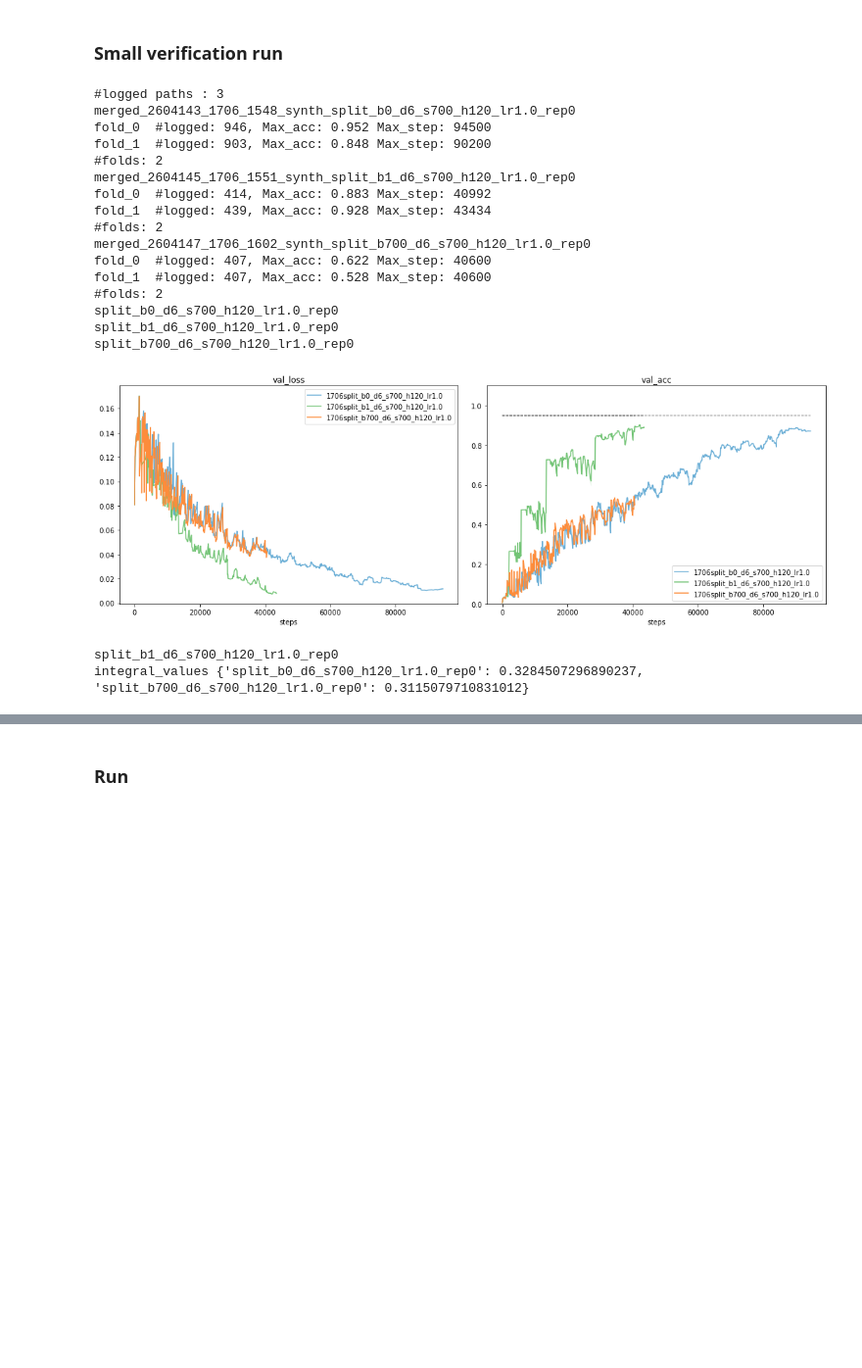
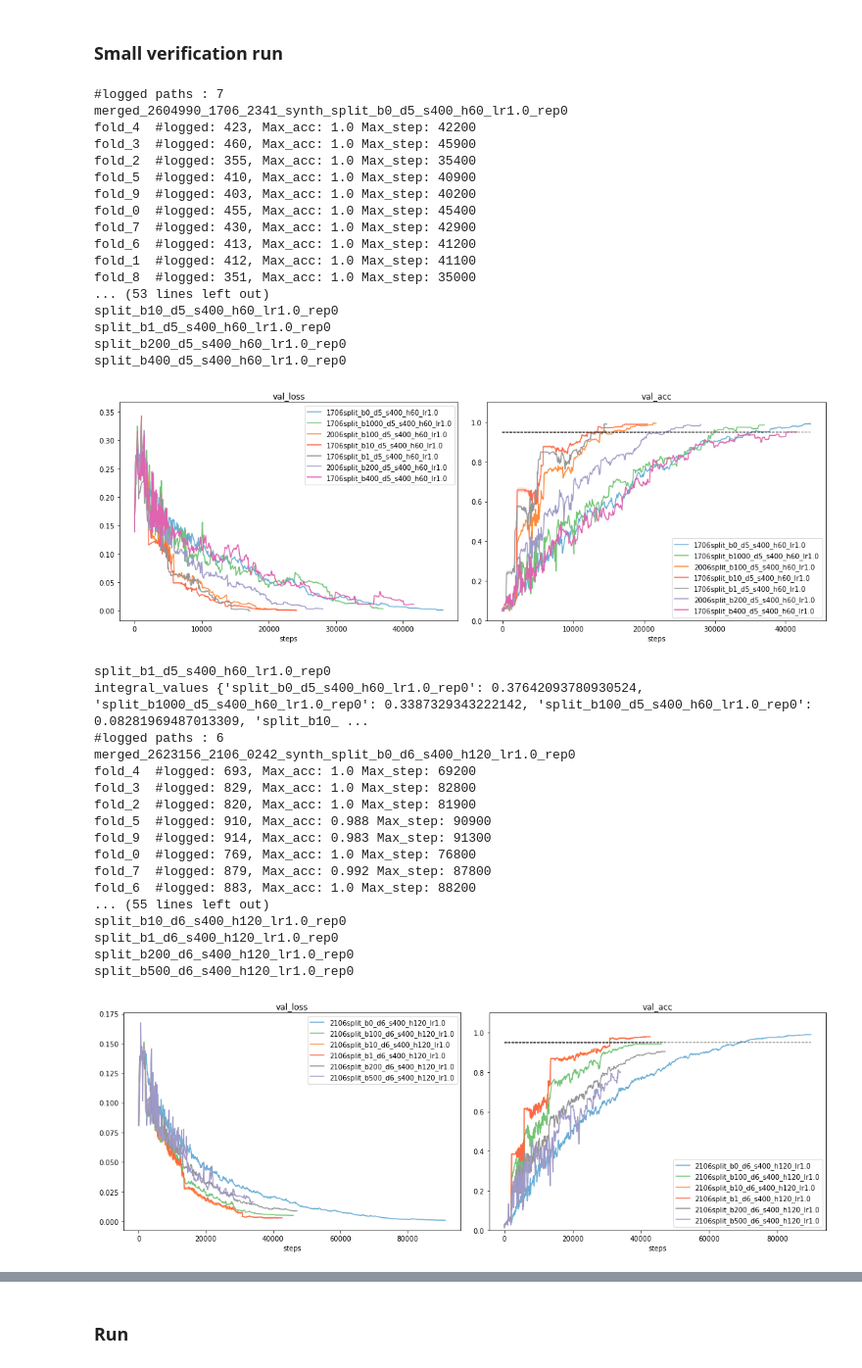
Before and after one commit to jeromel05/Ultrametric-benchmark-v2, a Jupyter notebook: notebooks/postprocessing_metrics.ipynb, the cells around one changed output, grey strips where cells are left out. Shown at 98% size. Cells and saved outputs as stored; diff of their text form; code cells hidden in the pictures; blank space fills up the shorter version.

```diff
--- a/notebooks/postprocessing_metrics.ipynb
+++ b/notebooks/postprocessing_metrics.ipynb
@@ -363,32 +363,49 @@ metrics_to_plot = ['val_loss', 'val_acc', 'val_step']
 # %%
 integral_values_dict_um, integral_values_dict_split = dict(), dict()
 patts_to_search = ['synth_um_b[0-9]*_d5_+h60_lr2', 'synth_um_b[0-9]*_d6_+h120_lr2', 'synth_um_b[0-9]*_d7_+h250_lr2', 'synth_um_b[0-9]*_d8_+h500_lr5'] # 'synth_um_b[01]*_d9_h1000_lr5']
-patts_to_search = ['synth_split_b[0-9]*_d5_*(s[0-9]*)*_h[0-9]+_lr', 'synth_split_b[0-9]*_d6_*(s[0-9]*)*_h[0-9]+_lr']
-patts_to_search = ['synth_split_b[0-9]*_d6_*(s[0-9]*)*_h[0-9]+_lr']
+patts_to_search = ['synth_split_b[0-9]*_d5_*(s[0-9]*)*_h[0-9]+_lr', 'synth_split_b[0-9]*_d6_s400_h[0-9]+_lr', 'synth_split_b[0-9]*_d6_s700_h[0-9]+_lr']
+#patts_to_search = ['synth_split_b[0-9]*_d6_*(s[0-9]*)*_h[0-9]+_lr']
 # MERGED_LOG_PATH DL_LOG_PATH SPLIT_MERGED_LOG_PATH
 
 for patt in patts_to_search:
     val_accs_dict = plot_runs_w_regex(patt, 0.1, SPLIT_MERGED_LOG_PATH, verbose=True, delete_dir=False)
     integral_values, name, b0_max_idx = compute_integral_values(val_accs_dict)
     print('integral_values', integral_values)
     res_dict[name] = (integral_values, b0_max_idx)
 # %% [output]
-#logged paths : 3
-merged_2604143_1706_1548_synth_split_b0_d6_s700_h120_lr1.0_rep0
-fold_0  #logged: 946, Max_acc: 0.952 Max_step: 94500
-fold_1  #logged: 903, Max_acc: 0.848 Max_step: 90200
-#folds: 2
-merged_2604145_1706_1551_synth_split_b1_d6_s700_h120_lr1.0_rep0
-fold_0  #logged: 414, Max_acc: 0.883 Max_step: 40992
-fold_1  #logged: 439, Max_acc: 0.928 Max_step: 43434
-#folds: 2
-merged_2604147_1706_1602_synth_split_b700_d6_s700_h120_lr1.0_rep0
-fold_0  #logged: 407, Max_acc: 0.622 Max_step: 40600
-fold_1  #logged: 407, Max_acc: 0.528 Max_step: 40600
-#folds: 2
-split_b0_d6_s700_h120_lr1.0_rep0
-split_b1_d6_s700_h120_lr1.0_rep0
-split_b700_d6_s700_h120_lr1.0_rep0
+#logged paths : 7
+merged_2604990_1706_2341_synth_split_b0_d5_s400_h60_lr1.0_rep0
+fold_4  #logged: 423, Max_acc: 1.0 Max_step: 42200
+fold_3  #logged: 460, Max_acc: 1.0 Max_step: 45900
+fold_2  #logged: 355, Max_acc: 1.0 Max_step: 35400
+fold_5  #logged: 410, Max_acc: 1.0 Max_step: 40900
+fold_9  #logged: 403, Max_acc: 1.0 Max_step: 40200
+fold_0  #logged: 455, Max_acc: 1.0 Max_step: 45400
+fold_7  #logged: 430, Max_acc: 1.0 Max_step: 42900
+fold_6  #logged: 413, Max_acc: 1.0 Max_step: 41200
+fold_1  #logged: 412, Max_acc: 1.0 Max_step: 41100
+fold_8  #logged: 351, Max_acc: 1.0 Max_step: 35000
+... (53 lines left out)
+split_b10_d5_s400_h60_lr1.0_rep0
+split_b1_d5_s400_h60_lr1.0_rep0
+split_b200_d5_s400_h60_lr1.0_rep0
+split_b400_d5_s400_h60_lr1.0_rep0
-[figure, old version]
+[figure, new version]
-split_b1_d6_s700_h120_lr1.0_rep0
-integral_values {'split_b0_d6_s700_h120_lr1.0_rep0': 0.3284507296890237, 'split_b700_d6_s700_h120_lr1.0_rep0': 0.3115079710831012}
+split_b1_d5_s400_h60_lr1.0_rep0
+integral_values {'split_b0_d5_s400_h60_lr1.0_rep0': 0.37642093780930524, 'split_b1000_d5_s400_h60_lr1.0_rep0': 0.3387329343222142, 'split_b100_d5_s400_h60_lr1.0_rep0': 0.08281969487013309, 'split_b10_ ...
+#logged paths : 6
+merged_2623156_2106_0242_synth_split_b0_d6_s400_h120_lr1.0_rep0
+fold_4  #logged: 693, Max_acc: 1.0 Max_step: 69200
+fold_3  #logged: 829, Max_acc: 1.0 Max_step: 82800
+fold_2  #logged: 820, Max_acc: 1.0 Max_step: 81900
+fold_5  #logged: 910, Max_acc: 0.988 Max_step: 90900
+fold_9  #logged: 914, Max_acc: 0.983 Max_step: 91300
+fold_0  #logged: 769, Max_acc: 1.0 Max_step: 76800
+fold_7  #logged: 879, Max_acc: 0.992 Max_step: 87800
+fold_6  #logged: 883, Max_acc: 1.0 Max_step: 88200
+... (55 lines left out)
+split_b10_d6_s400_h120_lr1.0_rep0
+split_b1_d6_s400_h120_lr1.0_rep0
+split_b200_d6_s400_h120_lr1.0_rep0
+split_b500_d6_s400_h120_lr1.0_rep0
+[figure, added]
```
Also changed, not shown: parts of 6 cells of this notebook, 13 other files.
